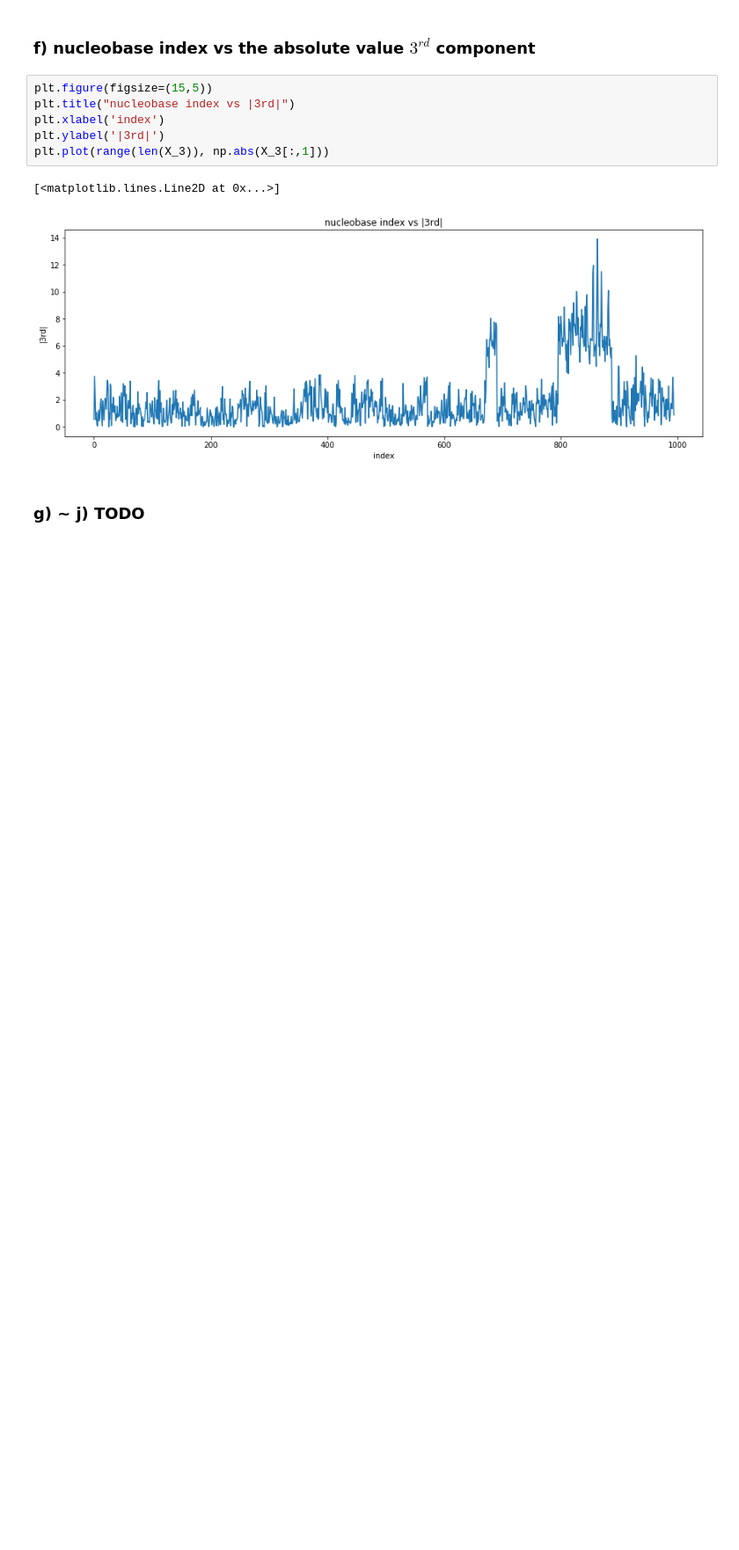
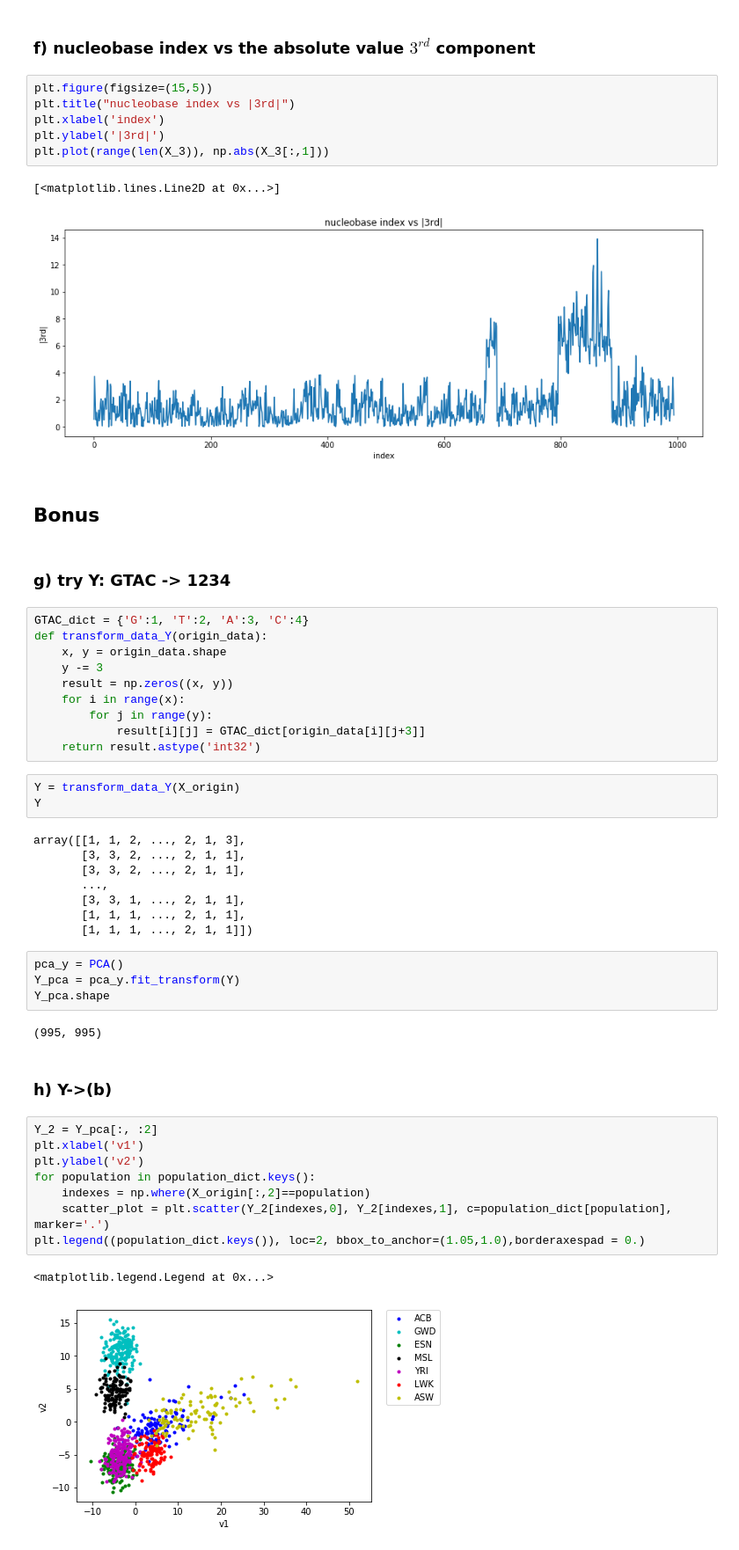
Before and after one commit to Skyraker2016/CS168, a Jupyter notebook: miniproject4/miniproject4.ipynb, the cells around one changed output. Shown at 88% size. Cells and saved outputs as stored; diff of their text form; blank space fills up the shorter version.

```diff
--- a/miniproject4/miniproject4.ipynb
+++ b/miniproject4/miniproject4.ipynb
@@ -124,5 +124,47 @@ plt.plot(range(len(X_3)), np.abs(X_3[:,1]))
 # %% [output]
 [<matplotlib.lines.Line2D at 0x...>]
 [figure]
-# %% [markdown]
-### g) ~ j) TODO
+# %% [markdown]
+## Bonus
+# %% [markdown]
+### g) try Y: GTAC -> 1234
+# %%
+GTAC_dict = {'G':1, 'T':2, 'A':3, 'C':4}
+def transform_data_Y(origin_data):
+    x, y = origin_data.shape
+    y -= 3
+    result = np.zeros((x, y))
+    for i in range(x):
+        for j in range(y):
+            result[i][j] = GTAC_dict[origin_data[i][j+3]]
+    return result.astype('int32')
+# %%
+Y = transform_data_Y(X_origin)
+Y
+# %% [output]
+array([[1, 1, 2, ..., 2, 1, 3],
+       [3, 3, 2, ..., 2, 1, 1],
+       [3, 3, 2, ..., 2, 1, 1],
+       ...,
+       [3, 3, 1, ..., 2, 1, 1],
+       [1, 1, 1, ..., 2, 1, 1],
+       [1, 1, 1, ..., 2, 1, 1]])
+# %%
+pca_y = PCA()
+Y_pca = pca_y.fit_transform(Y)
+Y_pca.shape
+# %% [output]
+(995, 995)
+# %% [markdown]
+### h) Y->(b)
+# %%
+Y_2 = Y_pca[:, :2]
+plt.xlabel('v1')
+plt.ylabel('v2')
+for population in population_dict.keys():
+    indexes = np.where(X_origin[:,2]==population)
+    scatter_plot = plt.scatter(Y_2[indexes,0], Y_2[indexes,1], c=population_dict[population], marker='.')
+plt.legend((population_dict.keys()), loc=2, bbox_to_anchor=(1.05,1.0),borderaxespad = 0.)
+# %% [output]
+<matplotlib.legend.Legend at 0x...>
+[figure, added]
```
Also changed, not shown: parts of 6 cells of this notebook.
